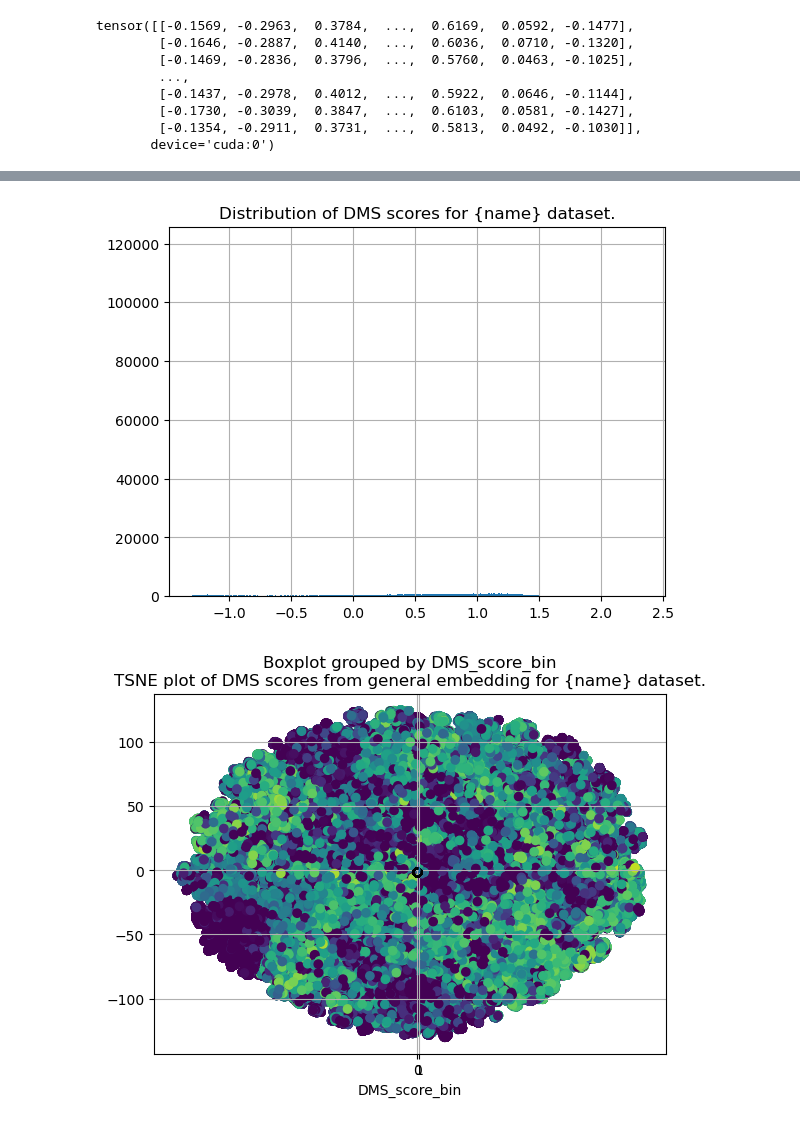
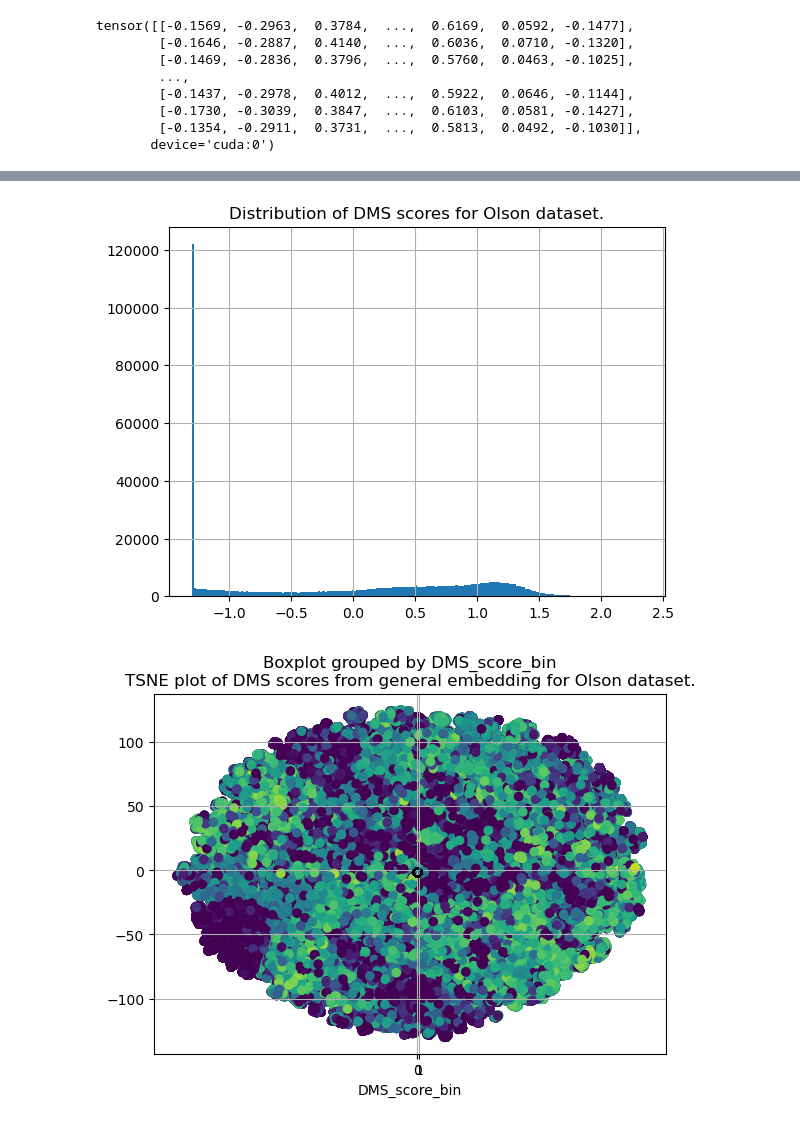
Before and after one commit to rahikot/MLBProject, a Jupyter notebook: MLBDataProcessing.ipynb, the cells around one changed output, grey strips where cells are left out. Saved outputs shown, nothing was run; the diff lists cells and outputs as text; code cells hidden in the pictures.

```diff
--- a/MLBDataProcessing.ipynb
+++ b/MLBDataProcessing.ipynb
@@ -218,19 +218,19 @@ process_data("tsuboyama")
 # %%
 def plot_histogram(name, df, bins=1000):
     df.hist(column='DMS_score_normed', bins=bins)
-    plt.title("Distribution of DMS scores for {name} dataset.")
+    plt.title(f"Distribution of DMS scores for {name.title()} dataset.")
     plt.savefig(f"{root}/plots/{name}_hist.png")
 def plot_boxplot(name, df):
     df.boxplot(column = 'DMS_score_normed', by = 'DMS_score_bin')
-    plt.title("Boxplot of DMS scores for {name} dataset.")
+    plt.title(f"Boxplot of DMS scores for {name.title()} dataset.")
     plt.savefig(f"{root}/plots/{name}_box.png")
 def plot_tsne_model(name, df):
     plt.scatter(df['x'], df['y'], c=df['DMS_score_normed'])
-    plt.title("TSNE plot of DMS scores from model for {name} dataset.")
+    plt.title(f"TSNE plot of DMS scores from model for {name.title()} dataset.")
     plt.savefig(f"{root}/plots/{name}_tsne_model.png")
 def plot_tsne_old(name, df):
     plt.scatter(df['x0'], df['y0'], c=df['DMS_score_normed'])
-    plt.title("TSNE plot of DMS scores from general embedding for {name} dataset.")
+    plt.title(f"TSNE plot of DMS scores from general embedding for {name.title()} dataset.")
     plt.savefig(f"{root}/plots/{name}_tsne_old.png")
 # %%
 def generate_plots(name: str, bins=1000):
@@ -240,10 +240,10 @@ def generate_plots(name: str, bins=1000):
     plot_tsne_model(name, df)
     plot_tsne_old(name, df)
 # %%
-generate_plots("olson")
+generate_plots("olson", bins=200)
 # %% [output]
-[figure, old version]
+[figure, new version]
-[figure, old version]
+[figure, new version]
 # %%
 generate_plots("tsuboyama")
 # %% [output]
```
Also changed, not shown: parts of 3 cells of this notebook, 1 other file.
